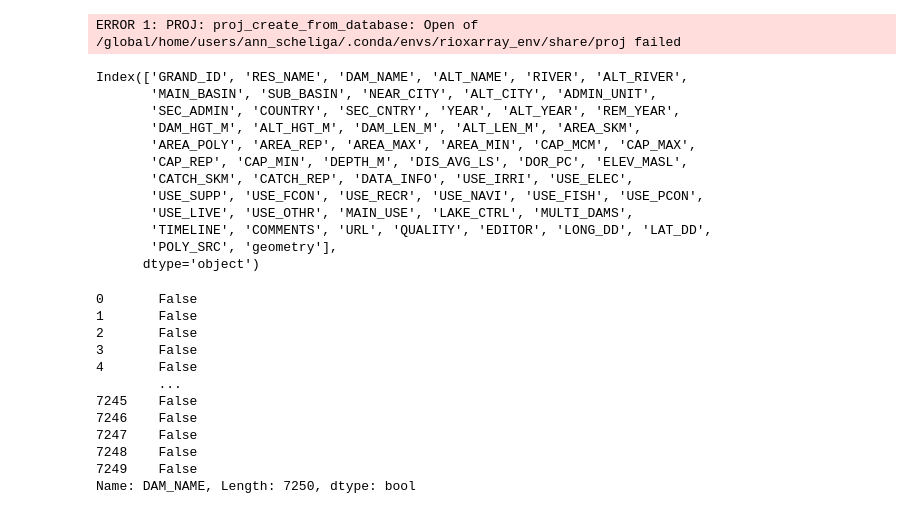
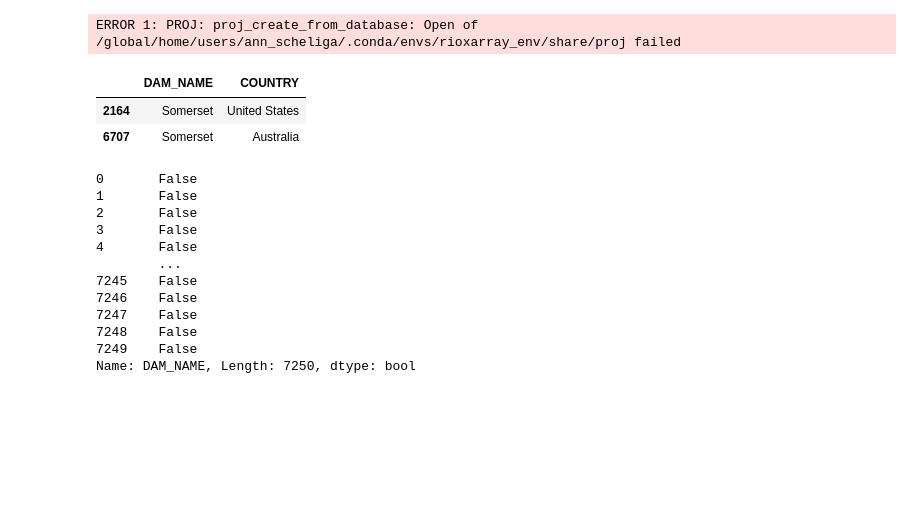
Before and after one commit to ascheliga/CYGNSS-GRACE, a Jupyter notebook: notebooks/exploratory_GRanD.ipynb, the cells around one changed output. Saved outputs shown, nothing was run; the diff lists cells and outputs as text; code cells hidden in the pictures; blank space fills up the shorter version.

```diff
--- a/notebooks/exploratory_GRanD.ipynb
+++ b/notebooks/exploratory_GRanD.ipynb
@@ -14,21 +14,12 @@ array([20, 21, 22, 23, 24])
 res_shp = codebase.load_data.load_GRanD()
 # %% [output]
 ERROR 1: PROJ: proj_create_from_database: Open of /global/home/users/ann_scheliga/.conda/envs/rioxarray_env/share/proj failed
-# %%
-res_shp.columns
-# %% [output]
-Index(['GRAND_ID', 'RES_NAME', 'DAM_NAME', 'ALT_NAME', 'RIVER', 'ALT_RIVER',
-       'MAIN_BASIN', 'SUB_BASIN', 'NEAR_CITY', 'ALT_CITY', 'ADMIN_UNIT',
-       'SEC_ADMIN', 'COUNTRY', 'SEC_CNTRY', 'YEAR', 'ALT_YEAR', 'REM_YEAR',
-       'DAM_HGT_M', 'ALT_HGT_M', 'DAM_LEN_M', 'ALT_LEN_M', 'AREA_SKM',
-       'AREA_POLY', 'AREA_REP', 'AREA_MAX', 'AREA_MIN', 'CAP_MCM', 'CAP_MAX',
-       'CAP_REP', 'CAP_MIN', 'DEPTH_M', 'DIS_AVG_LS', 'DOR_PC', 'ELEV_MASL',
-       'CATCH_SKM', 'CATCH_REP', 'DATA_INFO', 'USE_IRRI', 'USE_ELEC',
-       'USE_SUPP', 'USE_FCON', 'USE_RECR', 'USE_NAVI', 'USE_FISH', 'USE_PCON',
-       'USE_LIVE', 'USE_OTHR', 'MAIN_USE', 'LAKE_CTRL', 'MULTI_DAMS',
-       'TIMELINE', 'COMMENTS', 'URL', 'QUALITY', 'EDITOR', 'LONG_DD', 'LAT_DD',
-       'POLY_SRC', 'geometry'],
-      dtype='object')
+# %%
+res_shp.loc[res_shp['DAM_NAME'] == 'Somerset',['DAM_NAME','COUNTRY']]
+# %% [output]
+|  | DAM_NAME | COUNTRY |
+| 2164 | Somerset | United States |
+| 6707 | Somerset | Australia |
 # %%
 SA_shp = res_shp.cx[9:42, -37:-11]
 # %%
```
Also changed, not shown: 2 other files.
